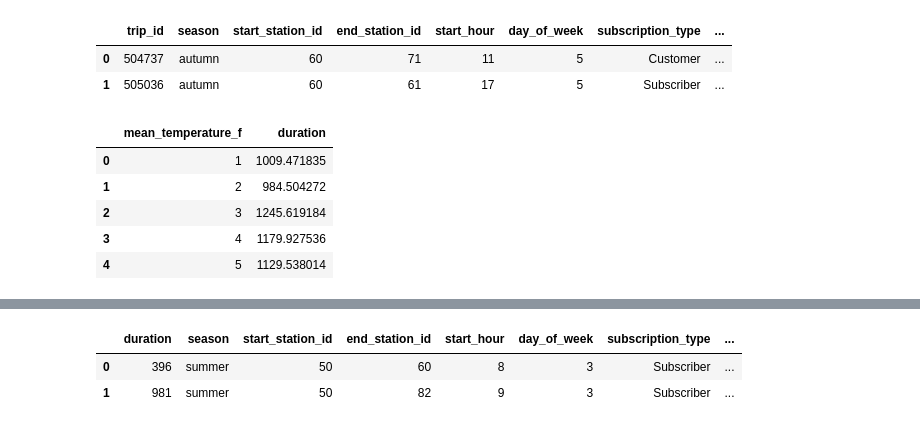
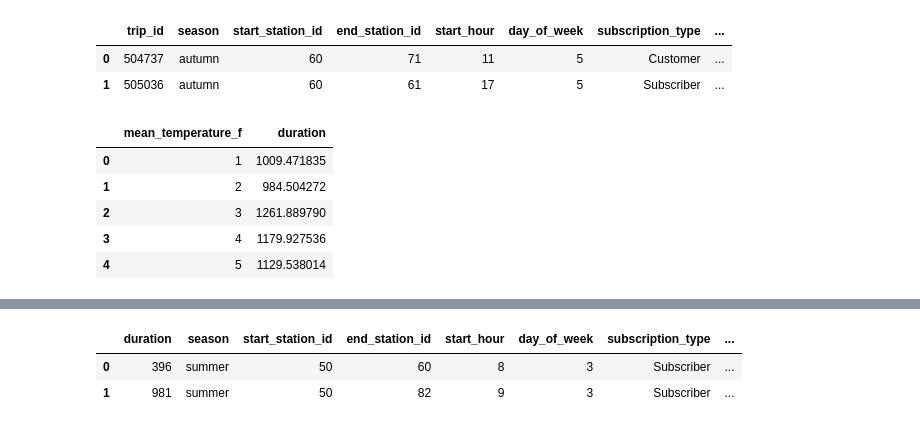
Before and after one commit to diegoirra/San-Francisco-Biking-Machine-Learning, a Jupyter notebook: tp2.ipynb, the cells around one changed output, grey strips where cells are left out. Cells and saved outputs as stored; diff of their text form; code cells hidden in the pictures.

```diff
--- a/tp2.ipynb
+++ b/tp2.ipynb
@@ -29,14 +29,15 @@ test.head(2)
 | 0 | 504737 | autumn | 60 | 71 | 11 | 5 | Customer | ... |
 | 1 | 505036 | autumn | 60 | 61 | 17 | 5 | Subscriber | ... |
 # %%
+train['mean_temperature_f'].fillna(train['mean_temperature_f'].dropna().median(), inplace=True)
 group_names = ['1', '2', '3', '4', '5']
 train['mean_temperature_f'] = pd.qcut(train['mean_temperature_f'], 5, labels=group_names)
 train[['mean_temperature_f', 'duration']].groupby(['mean_temperature_f'], as_index=False).mean().sort_values(by='mean_temperature_f', ascending=True)
 # %% [output]
 |  | mean_temperature_f | duration |
 | 0 | 1 | 1009.471835 |
 | 1 | 2 | 984.504272 |
-| 2 | 3 | 1245.619184 |
+| 2 | 3 | 1261.889790 |
 | 3 | 4 | 1179.927536 |
 | 4 | 5 | 1129.538014 |
 # %%
```
Also changed, not shown: parts of 15 cells of this notebook, 1 other file.
